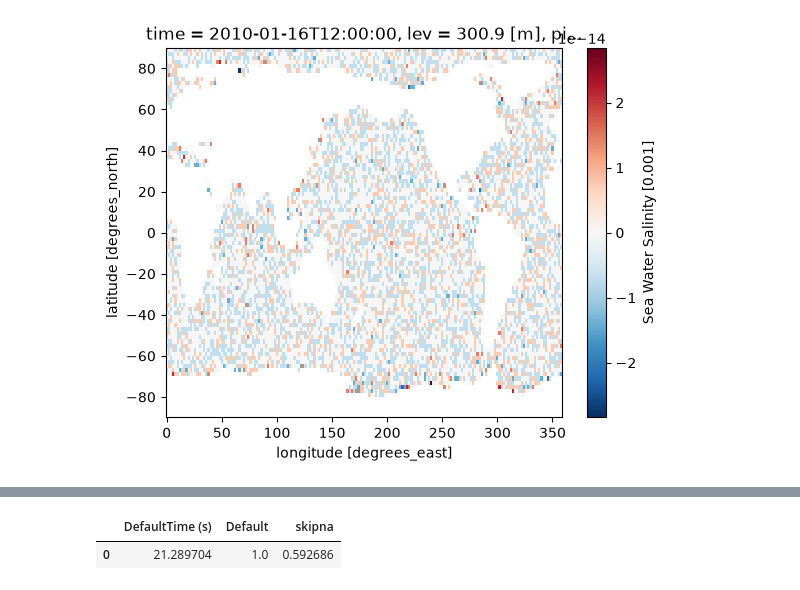
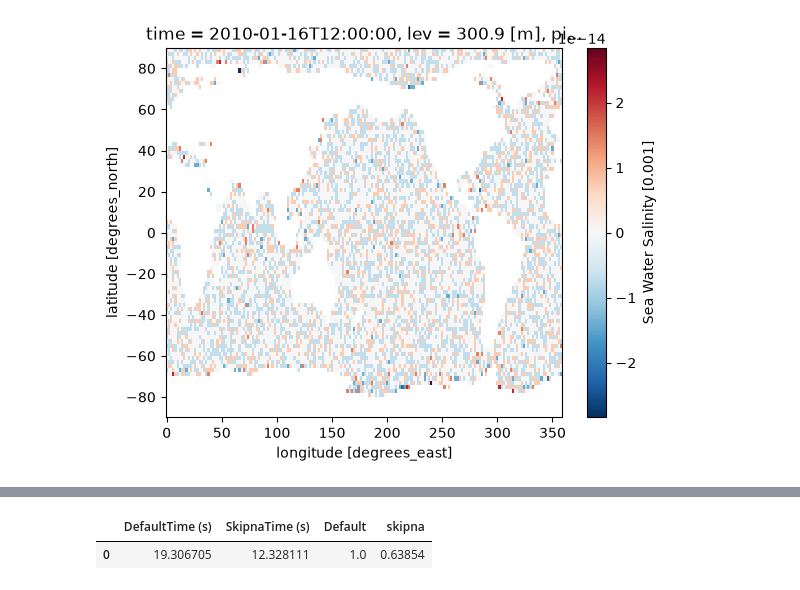
Before and after one commit to jhardenberg/smmregrid, a Jupyter notebook: skipna.ipynb, the cells around one changed output, grey strips where cells are left out. Cells and saved outputs as stored; diff of their text form; code cells hidden in the pictures.

```diff
--- a/skipna.ipynb
+++ b/skipna.ipynb
@@ -17,7 +17,9 @@ from smmregrid import Regridder
 import os
 LOGLEVEL='WARNING'
 INDIR = 'tests/data'
-xfield = xr.open_dataset(os.path.join(INDIR, 'so3d-nemo.nc')).isel(time=0)
+xfield = xr.open_dataset(os.path.join(INDIR, 'so3d-nemo.nc')).isel(time=0); var='so'; coord='lev'
+#xfield = xr.open_dataset(os.path.join(INDIR, 'temp3d-fesom.nc')).isel(time=0); var='temp'; coord='nz1'
+cfield = xr.open_dataset(os.path.join(INDIR, 'ua-ecearth.nc')).isel(time=0)
 # %% [markdown]
 You can inspect this file, but you will see that it has 18 vertical levels with increasing mask size as long as you go deep.
 Usual regridder will work smoothly, but it will compute one weight for each level. Precise but slow and not flexible, since it is based on the internal automatic detection of vertical dimension by `GridInspector`. You can see an output for the 10th level here below. Entire operation is 47seconds, but is fine since weights are computed once.
@@ -36,8 +38,8 @@ default.plot()
 # %% [markdown]
 However, if we imagine to have the same data but with a vertical coordinate that is not the one expected by smmregrid, the approach will fail, and will compute only one weights that will be applied to everything and produce a mess propagating NaN (more precisely, propagating 1e20 which is the value for NaN in the tensordot operation).  AQUA developers know the pain pretty well. To do so we rename the vertical coordinate in something unpredictable.
 # %%
-xfield_mod = xfield.rename({'lev': 'pizza'})
+xfield_mod = xfield.rename({coord: 'pizza'})
 regrid_broken = Regridder(xfield_mod, 'r180x90', loglevel=LOGLEVEL)
-broken = regrid_broken.regrid(xfield_mod).isel(pizza=10)['so']
+broken = regrid_broken.regrid(xfield_mod).isel(pizza=10)[var]
 broken.plot()
 # %% [output]
@@ -79,6 +81,6 @@ import timeit
 import pandas as pd
 NR = 50
 
-one = timeit.timeit(lambda: regrid_default.regrid(xfield)['so'].isel(lev=[2, 10, 17]).values, number = NR)
-two = timeit.timeit(lambda: regrid_magic.regrid(xfield_mod)['so'].isel(pizza=[2, 10, 17]).values, number = NR)
+one = timeit.timeit(lambda: regrid_default.regrid(xfield)[var].isel({coord: [2, 10, 17]}).values, number = NR)
+two = timeit.timeit(lambda: regrid_magic.regrid(xfield_mod)[var].isel(pizza=[2, 10, 17]).values, number = NR)
 # %% [output]
@@ -102,8 +104,8 @@ two = timeit.timeit(lambda: regrid_magic.regrid(xfield_mod)['so'].isel(pizza=[2,
 # %%
 
-cnames = ['DefaultTime (s)', 'Default', 'skipna']
-df = pd.DataFrame([[one, one/one, two/one]], columns = cnames)
+cnames = ['DefaultTime (s)', 'SkipnaTime (s)', 'Default', 'skipna']
+df = pd.DataFrame([[one, two, one/one, two/one]], columns = cnames)
 df
 # %% [output]
-|  | DefaultTime (s) | Default | skipna |
-| 0 | 21.289704 | 1.0 | 0.592686 |
+|  | DefaultTime (s) | SkipnaTime (s) | Default | skipna |
+| 0 | 19.306705 | 12.328111 | 1.0 | 0.63854 |
```
Also changed, not shown: parts of 13 cells of this notebook.
